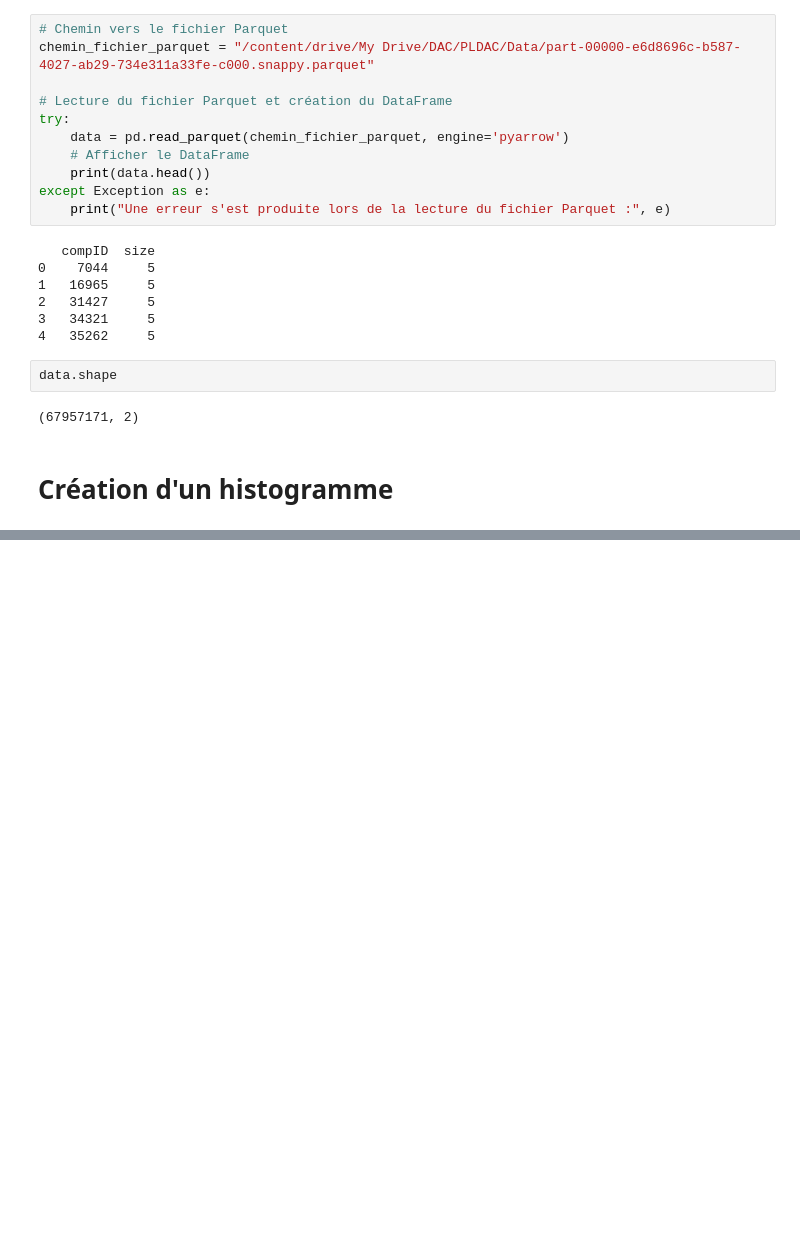
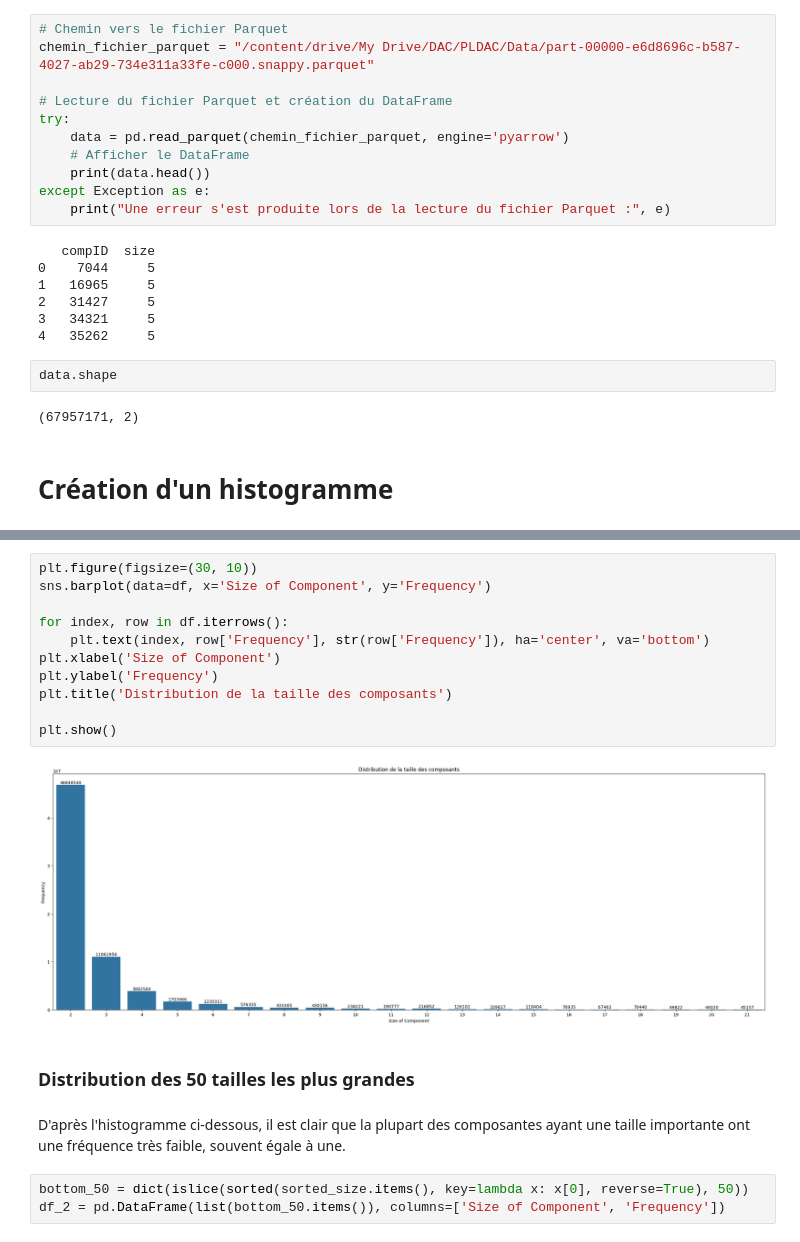
Before and after one commit to AnyesTAFOUGHALT/PLDAC_Analyse_de_Tres_Grands_Graphes_de_Proteines, a Jupyter notebook: Analyse_taille.ipynb, the cells around one changed output, grey strips where cells are left out. Cells and saved outputs as stored; diff of their text form; blank space fills up the shorter version.

```diff
--- a/Analyse_taille.ipynb
+++ b/Analyse_taille.ipynb
@@ -60,0 +102,21 @@ plt.show()
+# %%
+plt.figure(figsize=(30, 10))
+sns.barplot(data=df, x='Size of Component', y='Frequency')
+
+for index, row in df.iterrows():
+    plt.text(index, row['Frequency'], str(row['Frequency']), ha='center', va='bottom')
+plt.xlabel('Size of Component')
+plt.ylabel('Frequency')
+plt.title('Distribution de la taille des composants')
+
+plt.show()
+# %% [output]
+[figure, added]
+# %% [markdown]
+### Distribution des 50 tailles les plus grandes
+# %% [markdown]
+
+D'après l'histogramme ci-dessous, il est clair que la plupart des composantes ayant une taille importante ont une fréquence très faible, souvent égale à une.
+# %%
+bottom_50 = dict(islice(sorted(sorted_size.items(), key=lambda x: x[0], reverse=True), 50))
+df_2 = pd.DataFrame(list(bottom_50.items()), columns=['Size of Component', 'Frequency'])
```
Also changed, not shown: parts of 39 cells of this notebook.
